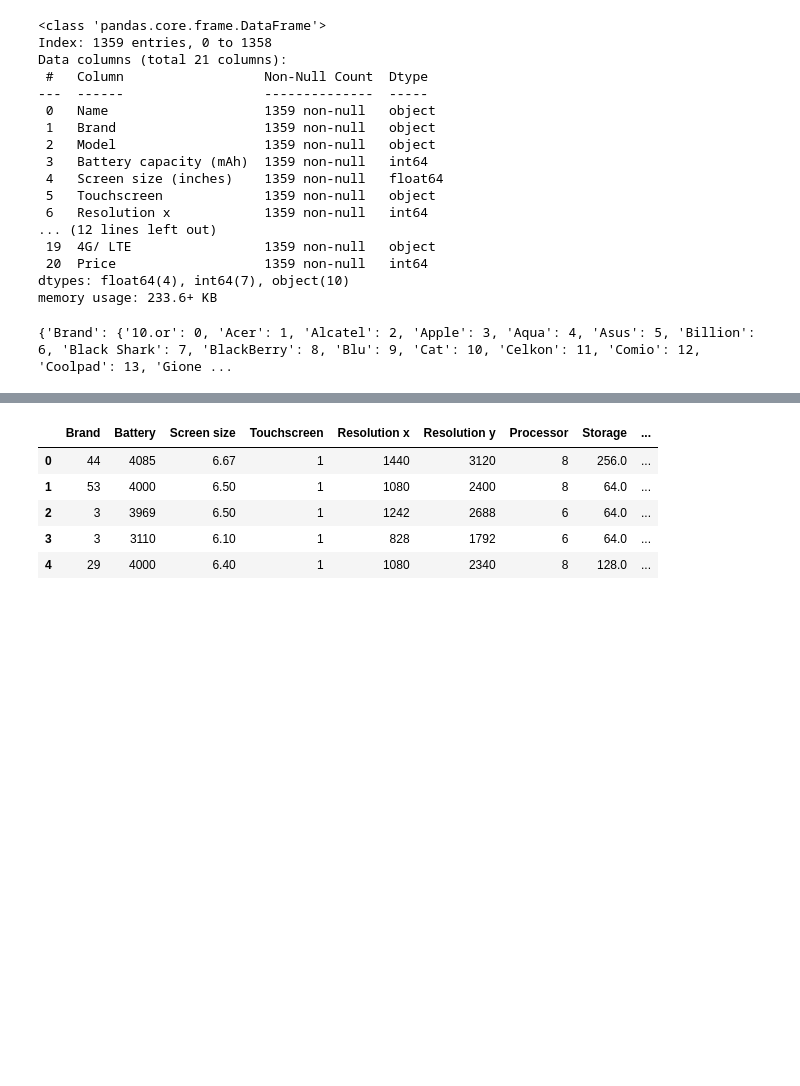
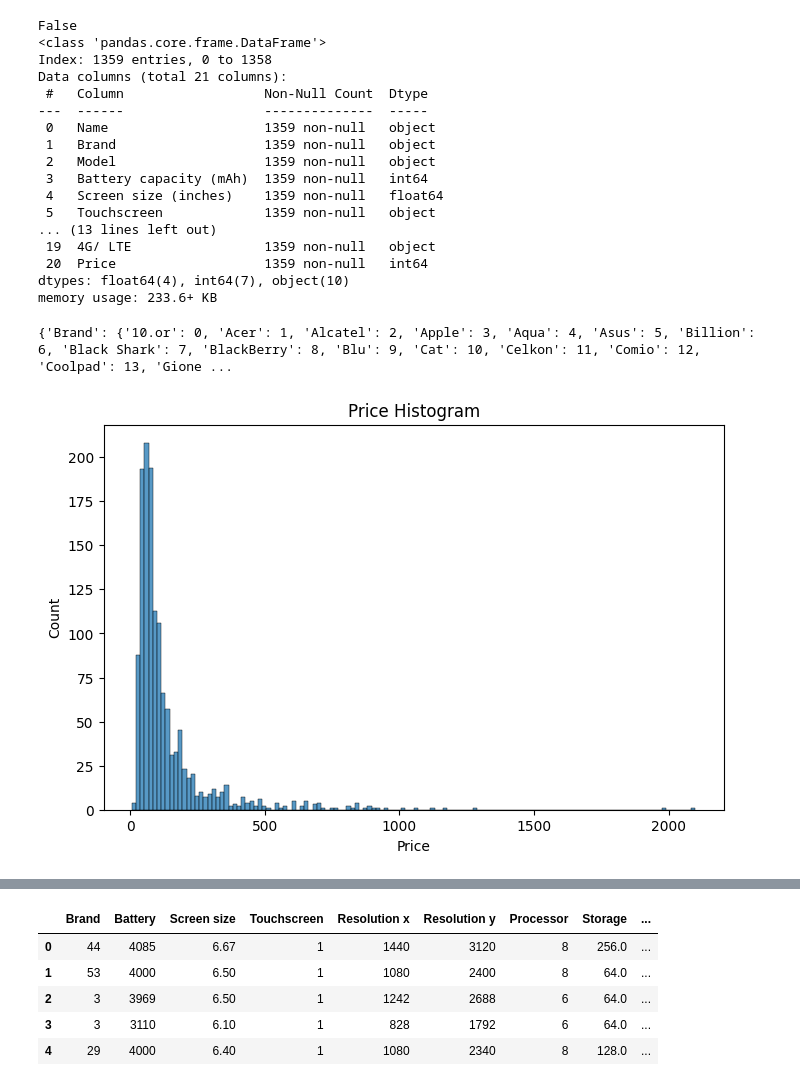
Before and after one commit to dhsiehcode/573_project, a Jupyter notebook: data_exploration.ipynb, the cells around one changed output, grey strips where cells are left out. Drawn from its saved outputs; the diff is of its cells as text; code cells hidden in the pictures; blank space fills up the shorter version.

```diff
--- a/data_exploration.ipynb
+++ b/data_exploration.ipynb
@@ -8,8 +8,10 @@ import seaborn as sns
 
 
 df = pd.read_csv("data/ndtv_data_final.csv", index_col=0)
+print(df.isna().any().any())
 df.info()
 # %% [output]
+False
 <class 'pandas.core.frame.DataFrame'>
 Index: 1359 entries, 0 to 1358
 Data columns (total 21 columns):
@@ -21,8 +23,7 @@ Data columns (total 21 columns):
  3   Battery capacity (mAh)  1359 non-null   int64
  4   Screen size (inches)    1359 non-null   float64
  5   Touchscreen             1359 non-null   object
- 6   Resolution x            1359 non-null   int64
-... (12 lines left out)
+... (13 lines left out)
  19  4G/ LTE                 1359 non-null   object
  20  Price                   1359 non-null   int64
 dtypes: float64(4), int64(7), object(10)
@@ -67,3 +66,11 @@ col_rename = {
 df.rename(columns=col_rename, inplace=True)
 # %% [output]
 {'Brand': {'10.or': 0, 'Acer': 1, 'Alcatel': 2, 'Apple': 3, 'Aqua': 4, 'Asus': 5, 'Billion': 6, 'Black Shark': 7, 'BlackBerry': 8, 'Blu': 9, 'Cat': 10, 'Celkon': 11, 'Comio': 12, 'Coolpad': 13, 'Gione ...
+# %%
+plt.figure(figsize=(8,5))
+
+sns.histplot(df['Price'])
+plt.title('Price Histogram')
+plt.show()
+# %% [output]
+[figure, added]
```
Also changed, not shown: parts of 4 cells of this notebook, 1 other file.
